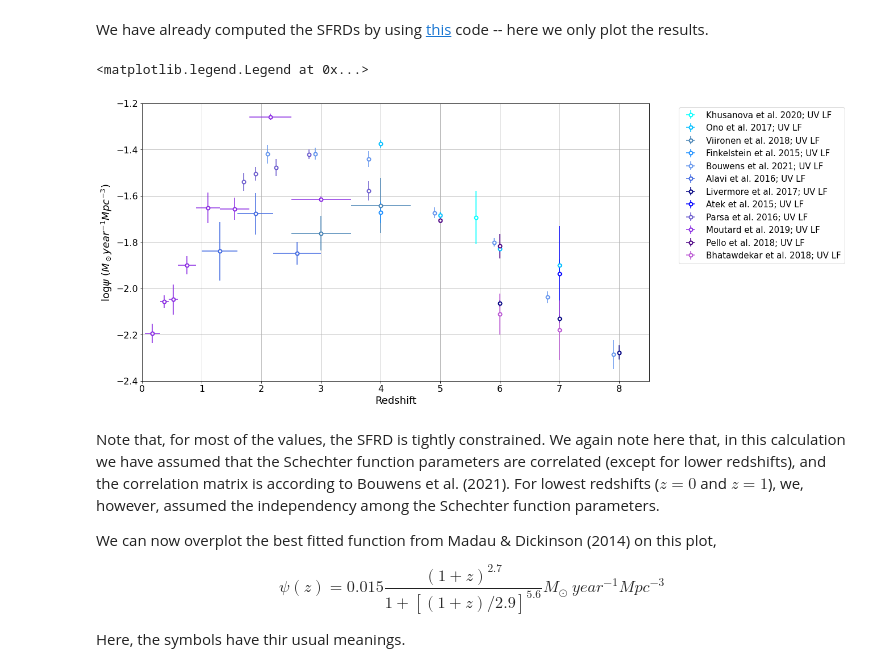
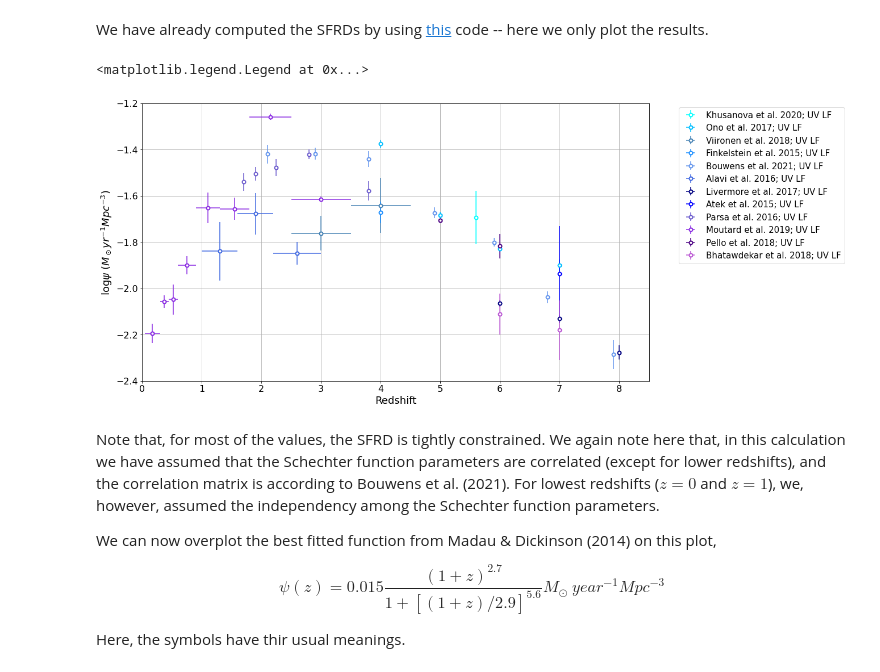
Before and after one commit to Jayshil/csfrd, a Jupyter notebook: Results/res1.ipynb, the cells around one changed output. Cells and saved outputs as stored; diff of their text form; code cells hidden in the pictures.

Commit message:
Year to yr

```diff
--- a/Results/res1.ipynb
+++ b/Results/res1.ipynb
@@ -26,35 +26,35 @@ zd_uv, zu_uv, sfrd_uv, sfrd_uv_err = np.loadtxt('sfrd_uv_new.dat', usecols=(1,2,
 zcen_uv = (zd_uv + zu_uv)/2
 zup, zdo = np.abs(zu_uv - zcen_uv), np.abs(zcen_uv - zd_uv)
 log_sfrd_uv, log_sfrd_uv_err = utl.log_err(sfrd_uv, sfrd_uv_err)
 
 plt.figure(figsize=(16, 9))
 # Plotting them
 for i in range(len(ppr_uv)):
     zc_uv, zp, zn, lg_sf, lg_sfe = np.array([]), np.array([]), np.array([]), np.array([]), np.array([])
     for j in range(len(ppr_uv1)):
         if ppr_uv1[j] == ppr_uv[i]:
             zc_uv = np.hstack((zc_uv, zcen_uv[j]))
             lg_sf = np.hstack((lg_sf, log_sfrd_uv[j]))
             lg_sfe = np.hstack((lg_sfe, log_sfrd_uv_err[j]))
             zp = np.hstack((zp, zup[j]))
             zn = np.hstack((zn, zdo[j]))
     if ppr_uv[i] == 'Hagen_et_al._2015':
         continue
     else:
         plt.errorbar(zc_uv, lg_sf, xerr=[zn, zp], yerr=lg_sfe, c=cols[i], label=ppr_uv[i].replace('_',' ') + '; UV LF', fmt='o', mfc='white', mew=2)
 
 #plt.plot(znew, psi2, label='Best fitted function')
 plt.xlabel('Redshift', fontsize= 18)
-plt.ylabel(r'$\log{\psi}$ ($M_\odot year^{-1} Mpc^{-3}$)', fontsize= 18)
+plt.ylabel(r'$\log{\psi}$ ($M_\odot yr^{-1} Mpc^{-3}$)', fontsize= 18)
 plt.grid()
 plt.ylim([-2.4, -1.2])
 plt.xlim([0, 8.5])
 plt.xticks(fontsize= 16)
 plt.yticks(fontsize= 16)
 plt.legend(loc='upper left', fontsize= 15, bbox_to_anchor=(1.05, 1))
 # %% [output]
 <matplotlib.legend.Legend at 0x...>
-[figure, old version]
+[figure, new version]
 # %% [markdown]
 Note that, for most of the values, the SFRD is tightly constrained. We again note here that, in this calculation we have assumed that the Schechter function parameters are correlated (except for lower redshifts), and the correlation matrix is according to Bouwens et al. (2021). For lowest redshifts ($z=0$ and $z=1$), we, however, assumed the independency among the Schechter function parameters.
 
```
Also changed, not shown: 1 other file.
